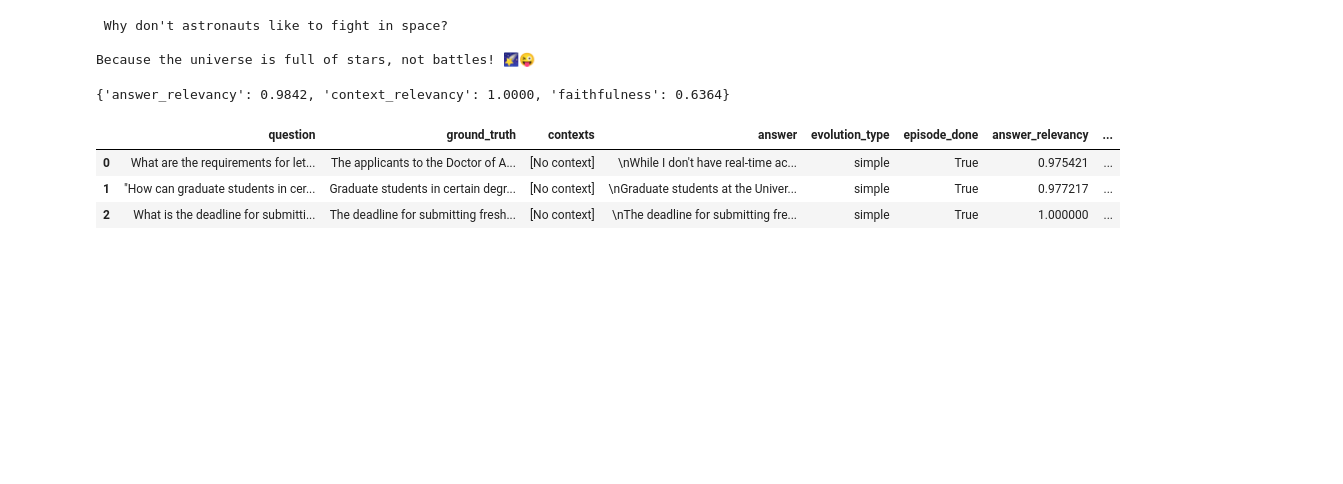
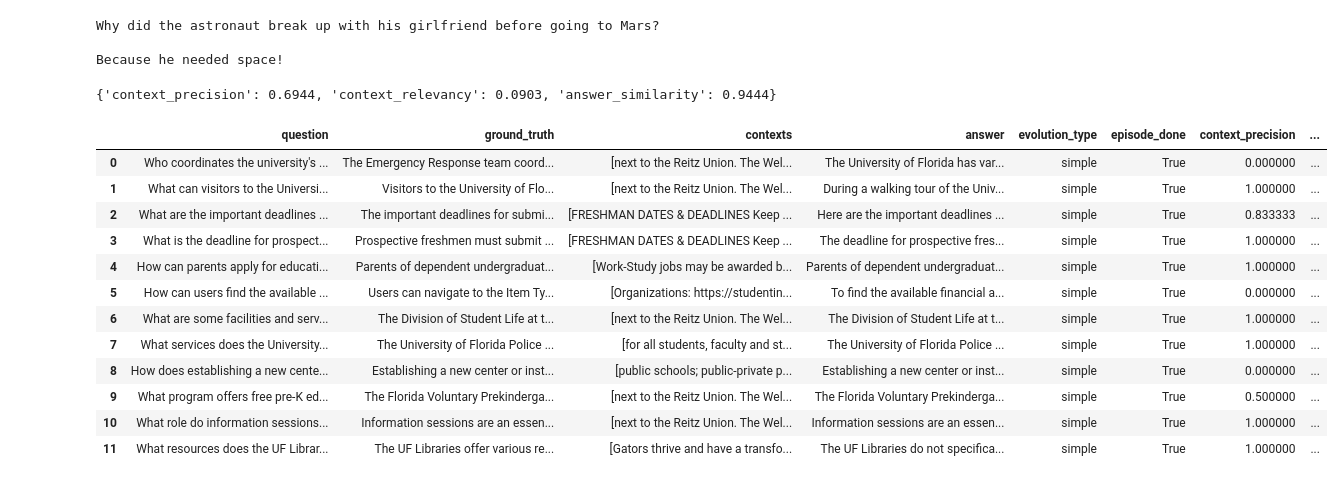
Before and after one commit to harshtarang/local-rag-evaluator, a Jupyter notebook: Evaluate admissions.ipynb, the cells around one changed output. Drawn from its saved outputs; the diff is of its cells as text; code cells hidden in the pictures; blank space fills up the shorter version.

```diff
--- a/Evaluate admissions.ipynb
+++ b/Evaluate admissions.ipynb
@@ -42,7 +48,7 @@ from langchain_core.prompts import ChatPromptTemplate
 
 # supports many more optional parameters. Hover on your `ChatOllama(...)`
 # class to view the latest available supported parameters
-llm = ChatOllama(model="mistral")
+llm = ChatOllama(model="llama3:8b")
 prompt = ChatPromptTemplate.from_template("Tell me a short joke about {topic}")
 
 # using LangChain Expressive Language chain syntax
@@ -55,9 +61,9 @@ chain = prompt | llm | StrOutputParser()
 # production
 print(chain.invoke({"topic": "Space travel"}))
 # %% [output]
- Why don't astronauts like to fight in space?
+Why did the astronaut break up with his girlfriend before going to Mars?
 
-Because the universe is full of stars, not battles! 🌠😜
+Because he needed space!
 # %%
 from ragas.llms import LangchainLLMWrapper
 
@@ -65,6 +71,11 @@ mistral_wrapper = LangchainLLMWrapper(langchain_llm=llm)
 faithfulness.llm = mistral_wrapper
 answer_relevancy.llm = mistral_wrapper
 context_relevancy.llm = mistral_wrapper
+answer_similarity.llm = mistral_wrapper
+answer_correctness.llm = mistral_wrapper
+harmfulness.llm = mistral_wrapper
+context_precision.llm = mistral_wrapper
+context_recall.llm = mistral_wrapper
 # %%
 # evaluate
 from ragas import evaluate
@@ -72,15 +83,16 @@ from langchain_community.embeddings.fastembed import FastEmbedEmbeddings
 fast_embeddings = FastEmbedEmbeddings(model_name="BAAI/bge-base-en")
 
 result = evaluate(
-    dataset.select(range(9)),  # showing only 3 for demonstration
+    dataset,
      metrics=[
-        answer_relevancy,
+        context_precision,
         context_relevancy,
-        faithfulness
+        answer_similarity
     ],
-    embeddings=fast_embeddings
+    embeddings=fast_embeddings,
+    raise_exceptions=True
 )
 
 result
 # %% [output]
-{'answer_relevancy': 0.9842, 'context_relevancy': 1.0000, 'faithfulness': 0.6364}
+{'context_precision': 0.6944, 'context_relevancy': 0.0903, 'answer_similarity': 0.9444}
@@ -87,11 +106,20 @@ result
 # %%
 df = result.to_pandas()
-df.head()
+df.head(12)
 # %% [output]
-|  | question | ground_truth | contexts | answer | evolution_type | episode_done | answer_relevancy | ... |
-| 0 | What are the requirements for let... | The applicants to the Doctor of A... | [No context] | \nWhile I don't have real-time ac... | simple | True | 0.975421 | ... |
-| 1 | "How can graduate students in cer... | Graduate students in certain degr... | [No context] | \nGraduate students at the Univer... | simple | True | 0.977217 | ... |
-| 2 | What is the deadline for submitti... | The deadline for submitting fresh... | [No context] | \nThe deadline for submitting fre... | simple | True | 1.000000 | ... |
+|  | question | ground_truth | contexts | answer | evolution_type | episode_done | context_precision | ... |
+| 0 | Who coordinates the university's ... | The Emergency Response team coord... | [next to the Reitz Union. The Wel... | The University of Florida has var... | simple | True | 0.000000 | ... |
+| 1 | What can visitors to the Universi... | Visitors to the University of Flo... | [next to the Reitz Union. The Wel... | During a walking tour of the Univ... | simple | True | 1.000000 | ... |
+| 2 | What are the important deadlines ... | The important deadlines for submi... | [FRESHMAN DATES & DEADLINES Keep ... | Here are the important deadlines ... | simple | True | 0.833333 | ... |
+| 3 | What is the deadline for prospect... | Prospective freshmen must submit ... | [FRESHMAN DATES & DEADLINES Keep ... | The deadline for prospective fres... | simple | True | 1.000000 | ... |
+| 4 | How can parents apply for educati... | Parents of dependent undergraduat... | [Work-Study jobs may be awarded b... | Parents of dependent undergraduat... | simple | True | 1.000000 | ... |
+| 5 | How can users find the available ... | Users can navigate to the Item Ty... | [Organizations: https://studentin... | To find the available financial a... | simple | True | 0.000000 | ... |
+| 6 | What are some facilities and serv... | The Division of Student Life at t... | [next to the Reitz Union. The Wel... | The Division of Student Life at t... | simple | True | 1.000000 | ... |
+| 7 | What services does the University... | The University of Florida Police ... | [for all students, faculty and st... | The University of Florida Police ... | simple | True | 1.000000 | ... |
+| 8 | How does establishing a new cente... | Establishing a new center or inst... | [public schools; public-private p... | Establishing a new center or inst... | simple | True | 0.000000 | ... |
+| 9 | What program offers free pre-K ed... | The Florida Voluntary Prekinderga... | [next to the Reitz Union. The Wel... | The Florida Voluntary Prekinderga... | simple | True | 0.500000 | ... |
+| 10 | What role do information sessions... | Information sessions are an essen... | [next to the Reitz Union. The Wel... | Information sessions are an essen... | simple | True | 1.000000 | ... |
+| 11 | What resources does the UF Librar... | The UF Libraries offer various re... | [Gators thrive and have a transfo... | The UF Libraries do not specifica... | simple | True | 1.000000 | ... |
 # %%
 import seaborn as sns
 import matplotlib.pyplot as plt
```
Also changed, not shown: parts of 5 cells of this notebook, 26 other files.
